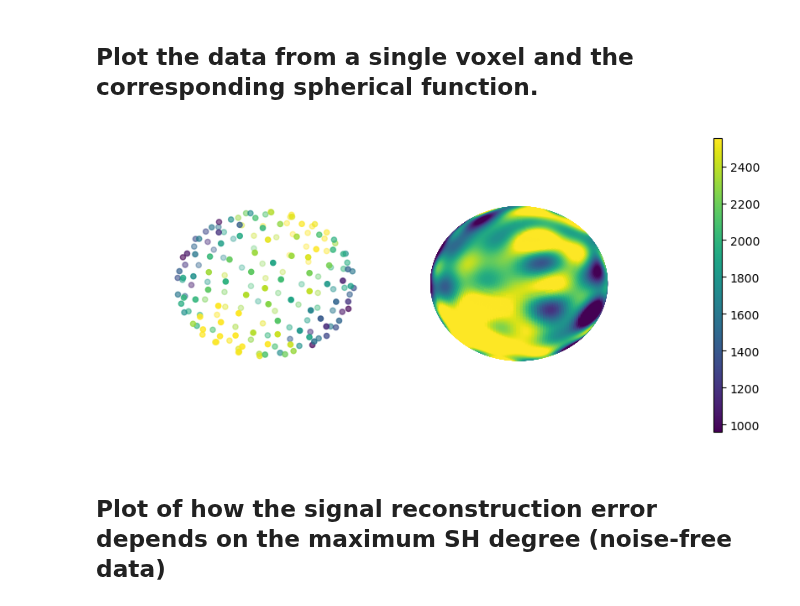
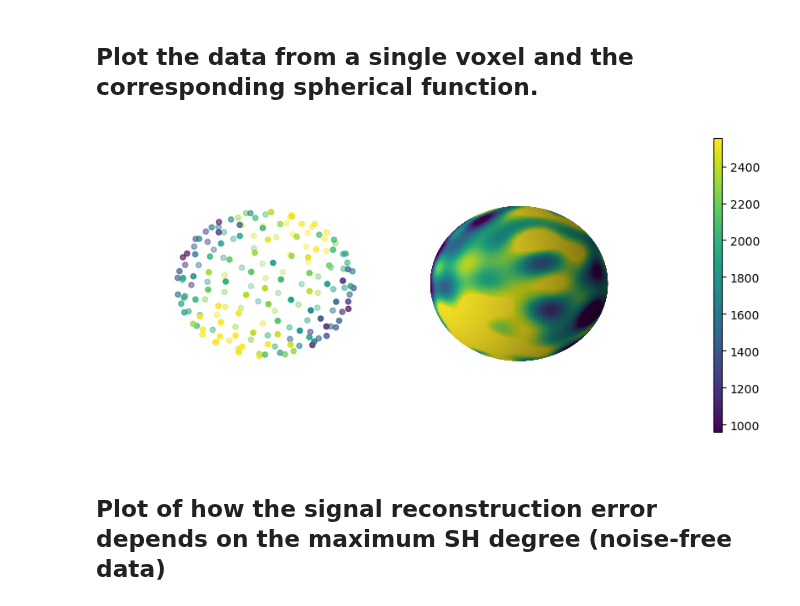
Before and after one commit to AlesRessler/AlesMScProject, a Jupyter notebook: 06 Spherical harmonics visualisation.ipynb, the cells around one changed output. Saved outputs shown, nothing was run; the diff lists cells and outputs as text; code cells hidden in the pictures.

```diff
--- a/06 Spherical harmonics visualisation.ipynb
+++ b/06 Spherical harmonics visualisation.ipynb
@@ -135,32 +136,32 @@ plt.show()
 # %%
 #%matplotlib qt
 fig = plt.figure(figsize=(10,5))
 fig.subplots_adjust(left=None, bottom=None, right=None, top=None, wspace=-0.19, hspace=None)
 
 ax = fig.add_subplot(121, projection="3d")
 ax.scatter(qhat[0],qhat[1],qhat[2],c=voxel,vmin=1000,vmax=2000,cmap='viridis')
 ax.set_axis_off()
 
 max_value = np.max(voxel)
 min_value = np.min(voxel)
 
 cmap = plt.cm.viridis
 normalization = Normalize(vmin=min_value, vmax=max_value)
 sm = cm.ScalarMappable(cmap=cmap, norm=normalization)
 
 x, y, z, fcolors = get_spherical_function_values_from_spherical_expansion(all_expansion_coefficients[12],12,resolution=200,min_value=1000,max_value=2000)
 
 ax2 = fig.add_subplot(122, projection='3d')
-ax2.plot_surface(x, y, z,  rstride=1, cstride=1, facecolors=cm.viridis(fcolors), shade=False)
+ax2.plot_surface(x, y, z,  rstride=1, cstride=1, facecolors=cm.viridis(fcolors), shade=True)
 ax2.set_axis_off()
 
 fig.subplots_adjust(right=0.8)
 cbar_ax = fig.add_axes([0.85, 0.15, 0.01, 0.7])
 cbar = fig.colorbar(sm, ax=[ax,ax2], cax=cbar_ax)
 
 plt.show()
 # %% [output]
-[figure, old version]
+[figure, new version]
 # %% [markdown]
 ## Plot of how the signal reconstruction error depends on the maximum SH degree (noise-free data)
 # %% [markdown]
```
Also changed, not shown: parts of 31 cells of this notebook, 1 other file.
